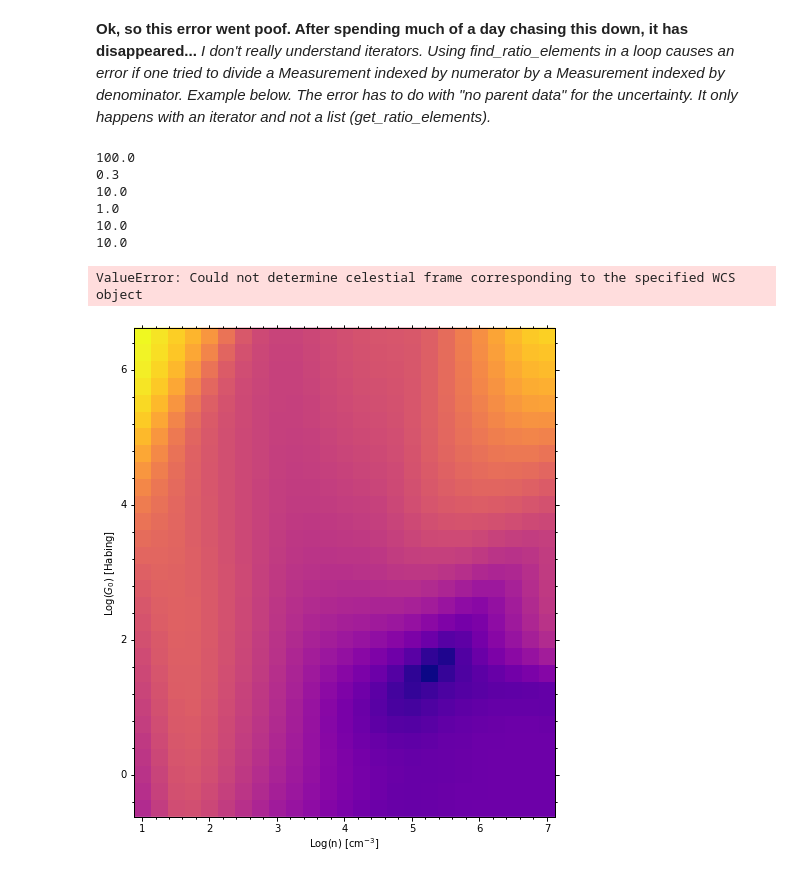
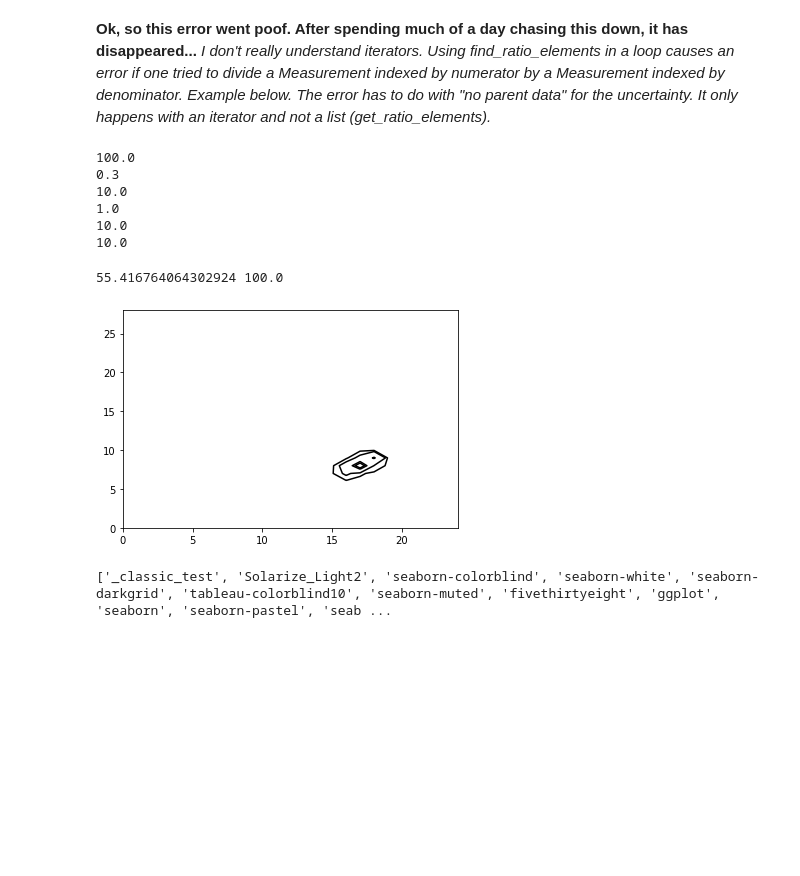
Before and after one commit to mpound/pdrttest, a Jupyter notebook: compute chisq.ipynb, the cells around one changed output. Drawn from its saved outputs; the diff is of its cells as text; code cells hidden in the pictures; blank space fills up the shorter version.

Commit message:
finally got log plotting axes to work with ticks

```diff
--- a/compute chisq.ipynb
+++ b/compute chisq.ipynb
@@ -349,7 +353,7 @@ class PDRutils:
         self.computeValidRatios(measurements)
         self.computeDeltaSq(mids)
         self.computeChisq()
-        self.plotChisq()
+        #self.plotChisq()
 
     def computeValidRatios(self,measurements):
         z = self.find_ratio_elements(measurements.keys())
@@ -385,11 +389,17 @@ class PDRutils:
         self._chisq = CCDData(sumary,unit='adu',wcs=self._deltasq[k].wcs)
         self._reducedChisq =  self._chisq.divide(self._dof)
 
-    def plotReducedChisq(self,map='plasma',contours=True,levels=None):
+    def plotReducedChisq(self,cmap='plasma',contours=True,levels=None):
         pass
 
-    def plotConfidenceINtervals(self):
-        chi2_stat = scipy.stats.distributions.chi2.cdf(self._chisq.data,self._dof)
+    def plotConfidenceIntervals(self,image=True, cmap='plasma',contours=True,levels=None):
+        chi2_stat = stats.distributions.chi2.cdf(self._chisq.data,self._dof)
+        if image: plt.imshow(chi2_stat*100,aspect='auto',cmap=cmap)
+        print(100*chi2_stat.min(),100*chi2_stat.max())
+        if contours:
+            if levels==None:
+                levels = [68.,80., 95., 99.]
+            plt.contour(chi2_stat*100,colors='black',levels=sorted(levels))
 
     def plotChisq(self,cmap='plasma',contours=True,levels=None):
         self._chisq.write("chisq.fits",overwrite=True)
@@ -457,7 +467,10 @@ p.doit(md)
 1.0
 10.0
 10.0
-ValueError: Could not determine celestial frame corresponding to the specified WCS object
-[figure, removed]
+# %%
+p.plotConfidenceIntervals(cmap='gray',levels=[68,75,95,99], image=False)
+# %% [output]
+55.416764064302924 100.0
+[figure, added]
 # %%
 x = CCDData.read("/lupus/mpound/WITS/Docs/pdrt/co7610webpth.fits",unit='adu')
@@ -463,0 +478,4 @@ x = CCDData.read("/lupus/mpound/WITS/Docs/pdrt/co7610webpth.fits",unit='adu')
+# %%
+ print(plt.style.available)
+# %% [output]
+['_classic_test', 'Solarize_Light2', 'seaborn-colorblind', 'seaborn-white', 'seaborn-darkgrid', 'tableau-colorblind10', 'seaborn-muted', 'fivethirtyeight', 'ggplot', 'seaborn', 'seaborn-pastel', 'seab ...
```
Also changed, not shown: parts of 20 cells of this notebook.
